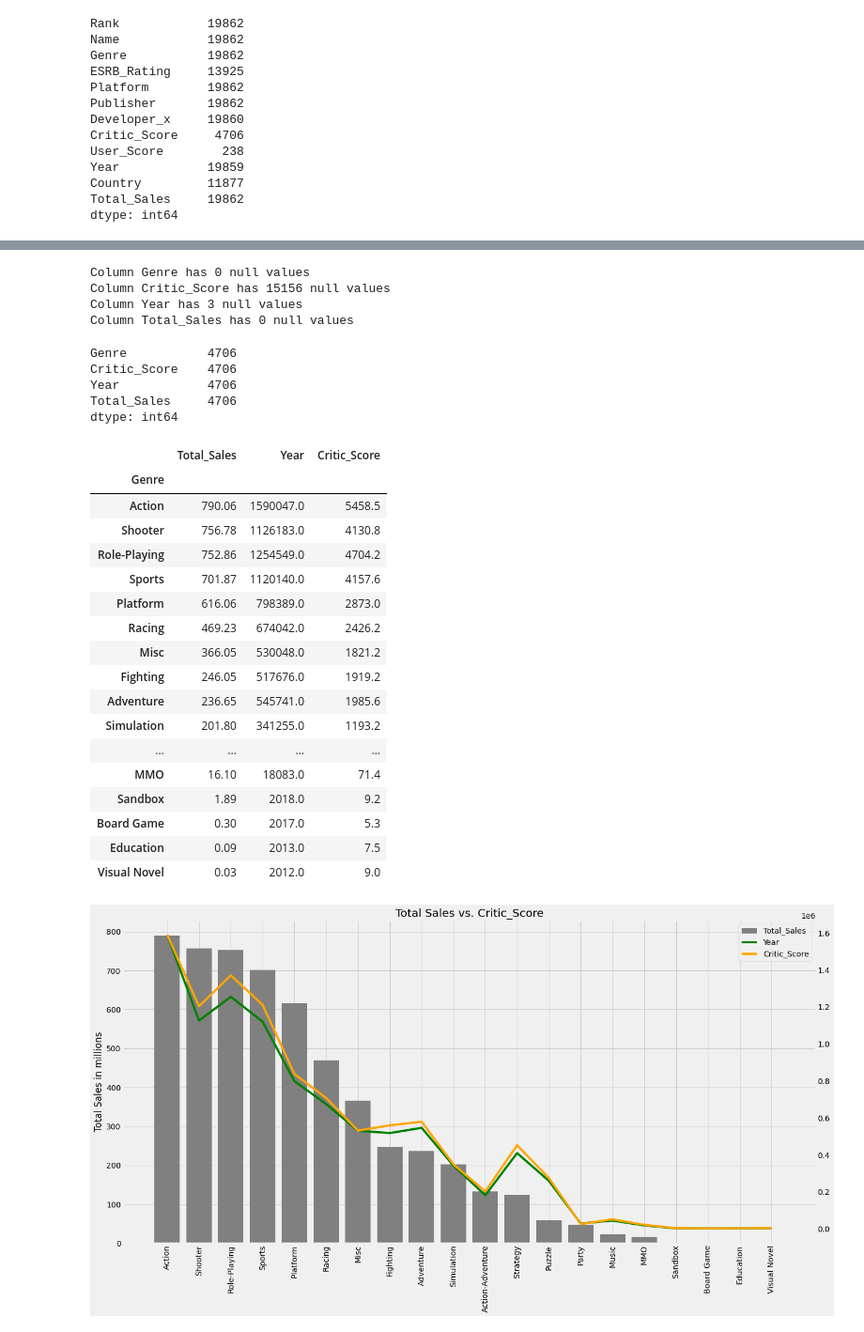
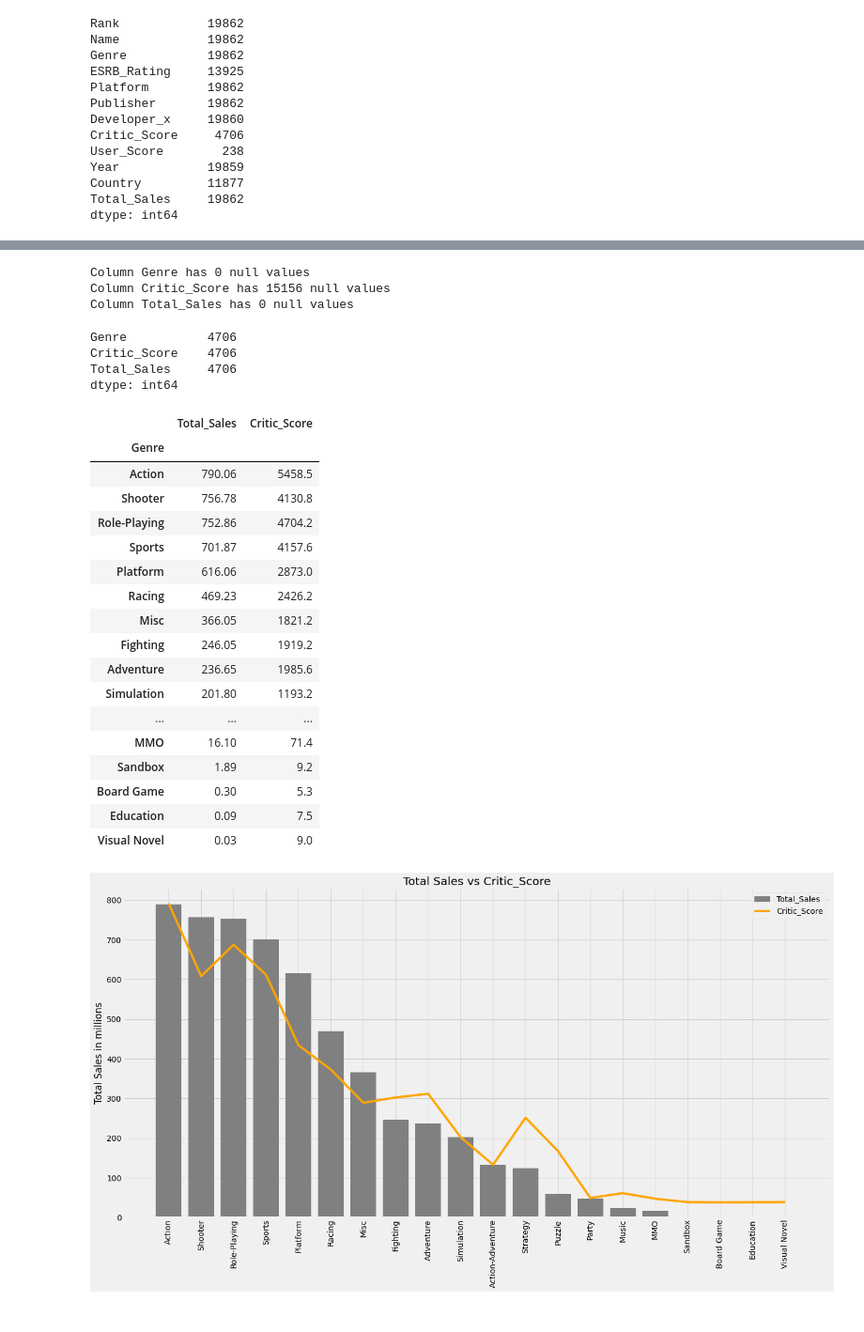
Before and after one commit to kntln/Video_Games_Sales, a Jupyter notebook: Graphing_Total_Sales_and_Critics_Score.ipynb, the cells around one changed output, grey strips where cells are left out. Shown at 94% size. Drawn from its saved outputs; the diff is of its cells as text; code cells hidden in the pictures.

Commit message:
Updating Plot and files.

```diff
--- a/Graphing_Total_Sales_and_Critics_Score.ipynb
+++ b/Graphing_Total_Sales_and_Critics_Score.ipynb
@@ -37,6 +37,6 @@ Total_Sales     19862
 dtype: int64
 # %%
 # Drop columns:
-graph_df = graph_df.drop(['Rank', 'Name', 'User_Score', 'ESRB_Rating', 'Publisher', 'Platform', 'Developer_x', 'Country'], axis = 1)
+graph_df = graph_df.drop(['Rank', 'Name', 'Year', 'User_Score', 'ESRB_Rating', 'Publisher', 'Platform', 'Developer_x', 'Country'], axis = 1)
 graph_df.head()
 # %% [output]
@@ -61,7 +60,6 @@ for column in graph_df.columns:
 # %% [output]
 Column Genre has 0 null values
 Column Critic_Score has 15156 null values
-Column Year has 3 null values
 Column Total_Sales has 0 null values
 # %%
 graph_df = graph_df.dropna()
@@ -69,66 +67,60 @@ graph_df.count()
 # %% [output]
 Genre           4706
 Critic_Score    4706
-Year            4706
 Total_Sales     4706
 dtype: int64
 # %%
 # Group Genre and sum
-genre_graph_df = graph_df.groupby('Genre').sum()[['Total_Sales', 'Year', 'Critic_Score']]
-#genre_graph_dff = genre_graph_df['Total_Sales'].map("{:,}".format)
-# genre_graph_df = genre_graph_df.style.format({'Total_Sales': "{:,}",
-#                                                  'Critic_Score': "{:,}",
+genre_graph_df = graph_df.groupby('Genre').sum()[['Total_Sales', 'Critic_Score']]
+# genre_graph_df = genre_graph_df['Total_Sales'].map("{:,}".format)
+# genre_graph_df = genre_graph_df.style.format({'Total_Sales': "{:,}", 'Year': "{:,}", 'Critic_Score': "{:,}",
 genre_graph_df = genre_graph_df.sort_values(by=['Total_Sales'], ascending=False)
 genre_graph_df
 # %% [output]
-|  | Total_Sales | Year | Critic_Score |
-| Genre |  |  |  |
-| Action | 790.06 | 1590047.0 | 5458.5 |
-| Shooter | 756.78 | 1126183.0 | 4130.8 |
-| Role-Playing | 752.86 | 1254549.0 | 4704.2 |
-| Sports | 701.87 | 1120140.0 | 4157.6 |
-| Platform | 616.06 | 798389.0 | 2873.0 |
-| Racing | 469.23 | 674042.0 | 2426.2 |
-| Misc | 366.05 | 530048.0 | 1821.2 |
-| Fighting | 246.05 | 517676.0 | 1919.2 |
-| Adventure | 236.65 | 545741.0 | 1985.6 |
-| Simulation | 201.80 | 341255.0 | 1193.2 |
-| ... | ... | ... | ... |
-| MMO | 16.10 | 18083.0 | 71.4 |
-| Sandbox | 1.89 | 2018.0 | 9.2 |
-| Board Game | 0.30 | 2017.0 | 5.3 |
-| Education | 0.09 | 2013.0 | 7.5 |
-| Visual Novel | 0.03 | 2012.0 | 9.0 |
+|  | Total_Sales | Critic_Score |
+| Genre |  |  |
+| Action | 790.06 | 5458.5 |
+| Shooter | 756.78 | 4130.8 |
+| Role-Playing | 752.86 | 4704.2 |
+| Sports | 701.87 | 4157.6 |
+| Platform | 616.06 | 2873.0 |
+| Racing | 469.23 | 2426.2 |
+| Misc | 366.05 | 1821.2 |
+| Fighting | 246.05 | 1919.2 |
+| Adventure | 236.65 | 1985.6 |
+| Simulation | 201.80 | 1193.2 |
+| ... | ... | ... |
+| MMO | 16.10 | 71.4 |
+| Sandbox | 1.89 | 9.2 |
+| Board Game | 0.30 | 5.3 |
+| Education | 0.09 | 7.5 |
+| Visual Novel | 0.03 | 9.0 |
 # %%
 from matplotlib.legend_handler import HandlerLineCollection, HandlerTuple
 # %%
 plt.rcParams['figure.figsize']=(20,10) # set the figure size
 plt.style.use('fivethirtyeight') # using the fivethirtyeight matplotlib theme
 fig, ax1 = plt.subplots()
 plt.xticks(rotation=90)
 
 #plt.axis('off')
 #plt.tick_params(axis = 'y', right='off', labelright='off')
 
+
 l1 = ax1.bar(genre_graph_df.index, genre_graph_df.Total_Sales, color='gray', label='Total Sales in millions')
+
 
 # Set up grid 2
 ax2 = ax1.twinx()
-l2, = ax2.plot(genre_graph_df.Year, color='green', label = 'Year')
+l2, = ax2.plot(genre_graph_df.Critic_Score, color='orange', label = 'Critic_Score')
 ax2.grid(b=False) # turn off grid 2
+#ax2.spines['right'].set_visible(False)
+ax2.set_yticklabels([]) # Turn off tick labels
 
-# Set up grid 3
-ax3 = ax1.twinx()
-l3, = ax3.plot(genre_graph_df.Critic_Score, color='orange', label = 'Critic_Score')
-ax3.grid(b=False) # turn off grid 3
-#ax3.spines['right'].set_visible(False)
-ax3.set_yticklabels([]) # Turn off tick labels
-
-
-ax1.set_title('Total Sales vs. Critic_Score')
+ax1.set_title('Total Sales vs Critic_Score')
 ax1.set_ylabel('Total Sales in millions')
-ax1.legend(( l1, l2, l3), ('Total_Sales', "Year", "Critic_Score"), loc = 'upper right')
+ax1.legend((l1, l2), ("Total_Sales", "Critic_Score"), loc = 'upper right')
 
 plt.show()
 # %% [output]
-[figure, old version]
+[figure, new version]
```
Also changed, not shown: parts of 2 cells of this notebook, 3 other files.
